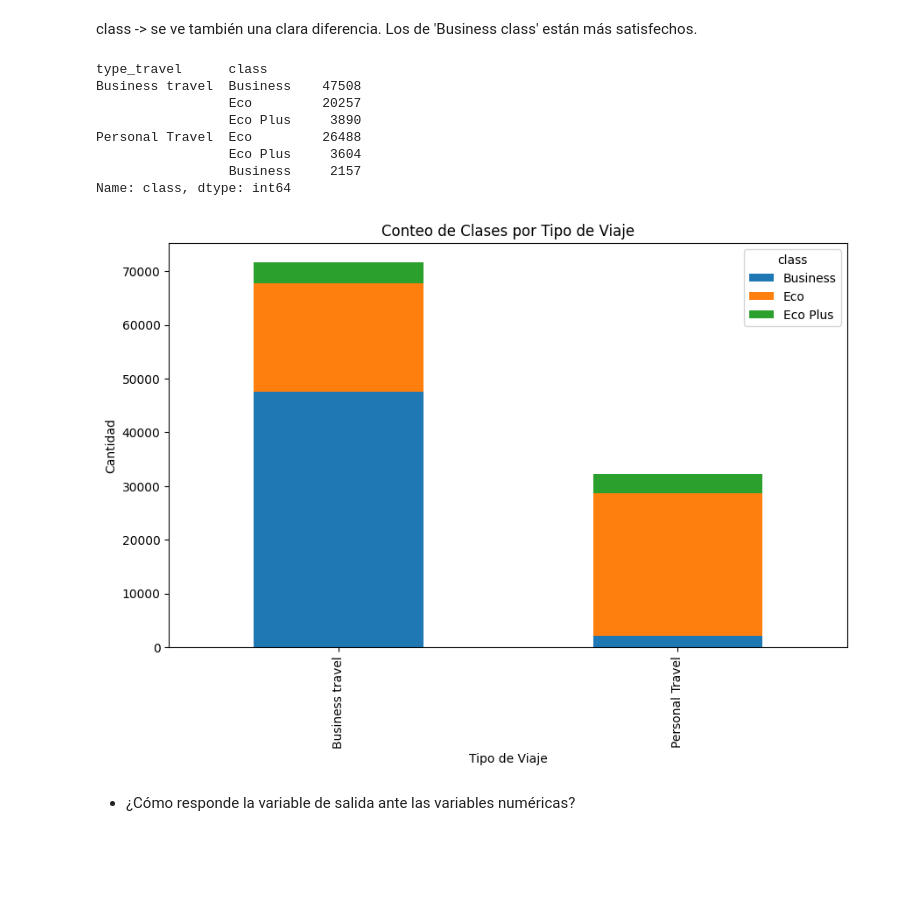
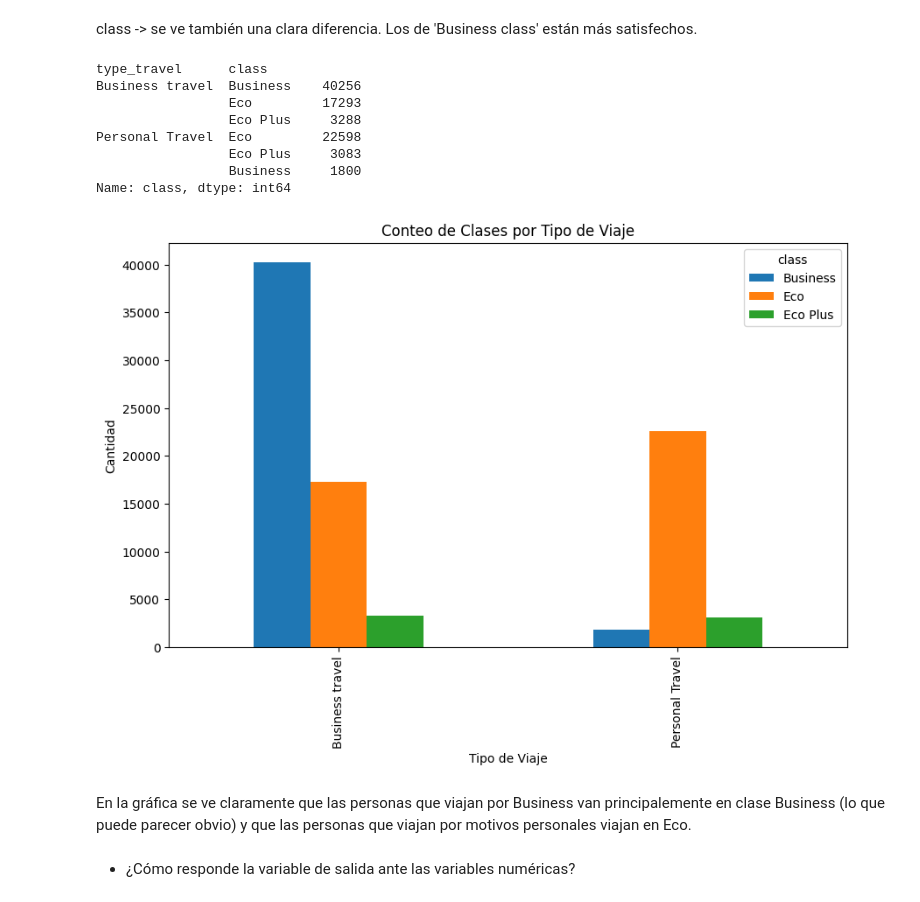
Before and after one commit to AI-School-F5-P2/proyecto_airlines_equipo_2, a Jupyter notebook: airlines.ipynb, the cells around one changed output. Cells and saved outputs as stored; diff of their text form; code cells hidden in the pictures; blank space fills up the shorter version.

```diff
--- a/airlines.ipynb
+++ b/airlines.ipynb
@@ -118,0 +127,6 @@ Hay muy pocos nulos en el dataset. Solamente en la columna arrival_delay. Al ser
+# %%
+#separación usando scikit learn train_test_split
+train, test = train_test_split(df, test_size = 0.15, random_state = 42)
+
+#creamos una copia de train
+df_air = train.copy()
@@ -193,32 +277,34 @@ type_travel -> se ve una clara diferencia en esta variable. Los que viajan por '
 # %% [markdown]
 class -> se ve también una clara diferencia. Los de 'Business class' están más satisfechos.
 # %%
-df.groupby('type_travel')['class'].value_counts()
+df_air.groupby('type_travel')['class'].value_counts()
 # %% [output]
 type_travel      class
-Business travel  Business    47508
-                 Eco         20257
-                 Eco Plus     3890
-Personal Travel  Eco         26488
-                 Eco Plus     3604
-                 Business     2157
+Business travel  Business    40256
+                 Eco         17293
+                 Eco Plus     3288
+Personal Travel  Eco         22598
+                 Eco Plus     3083
+                 Business     1800
 Name: class, dtype: int64
 # %%
 #realiza el groupby y cuenta los valores
-count_values = df.groupby(['type_travel', 'class']).size().unstack()
+count_values = df_air.groupby(['type_travel', 'class']).size().unstack()
 
 #crea un gráfico de barras
-count_values.plot(kind='bar', stacked=True, figsize=(10, 6))
+count_values.plot(kind ='bar', stacked = False, figsize = (10, 6))
 
 #configura las etiquetas y el título del gráfico
 plt.xlabel('Tipo de Viaje')
 plt.ylabel('Cantidad')
 plt.title('Conteo de Clases por Tipo de Viaje')
 
 #muestra el gráfico
 plt.show()
 # %% [output]
-[figure, old version]
+[figure, new version]
+# %% [markdown]
+En la gráfica se ve claramente que las personas que viajan por Business van principalemente en clase Business (lo que puede parecer obvio) y que las personas que viajan por motivos personales viajan en Eco.
 # %% [markdown]
 - ¿Cómo responde la variable de salida ante las variables numéricas?
 # %%
```
Also changed, not shown: parts of 45 cells of this notebook.
